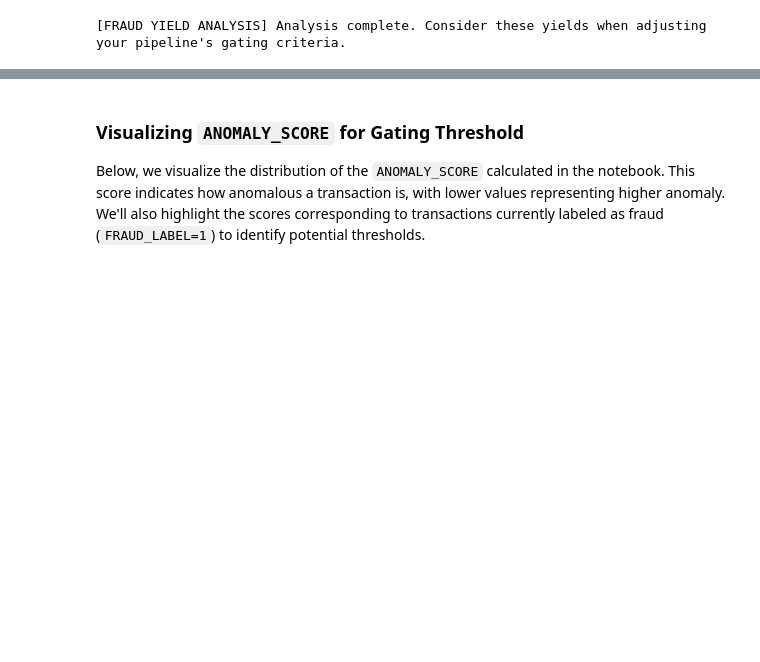
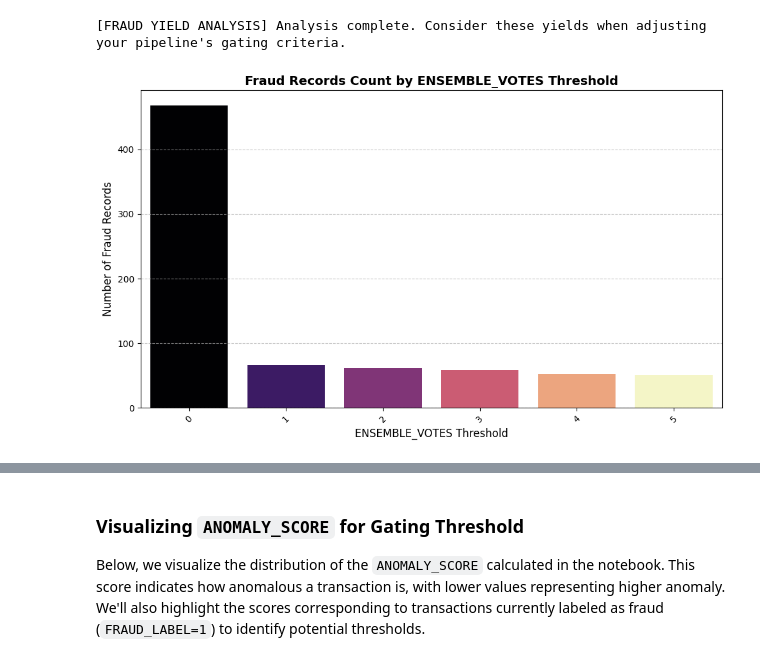
Before and after one commit to RobertDS-45/Money_Remmitence_analysis, a Jupyter notebook: Bot_Money_remmitence_analysis.ipynb, the cells around one changed output, grey strips where cells are left out. Cells and saved outputs as stored; diff of their text form; code cells hidden in the pictures; blank space fills up the shorter version.

```diff
--- a/Bot_Money_remmitence_analysis.ipynb
+++ b/Bot_Money_remmitence_analysis.ipynb
@@ -478,3 +478,18 @@ Total Active Records: 468
 | 4 | 4 | 53 | 11.32% |
 | 5 | 5 | 51 | 10.90% |
 [FRAUD YIELD ANALYSIS] Analysis complete. Consider these yields when adjusting your pipeline's gating criteria.
+# %%
+import matplotlib.pyplot as plt
+import seaborn as sns
+
+plt.figure(figsize=(10, 6))
+sns.barplot(x='ENSEMBLE_VOTES Threshold', y='Fraud Records Count', data=results_df, palette='magma', hue='ENSEMBLE_VOTES Threshold', legend=False)
+plt.title('Fraud Records Count by ENSEMBLE_VOTES Threshold', fontsize=14, fontweight='bold')
+plt.xlabel('ENSEMBLE_VOTES Threshold', fontsize=12)
+plt.ylabel('Number of Fraud Records', fontsize=12)
+plt.grid(axis='y', linestyle='--', alpha=0.7)
+plt.xticks(rotation=45)
+plt.tight_layout()
+plt.show()
+# %% [output]
+[figure, added]
```
Also changed, not shown: parts of 1 cell of this notebook.
